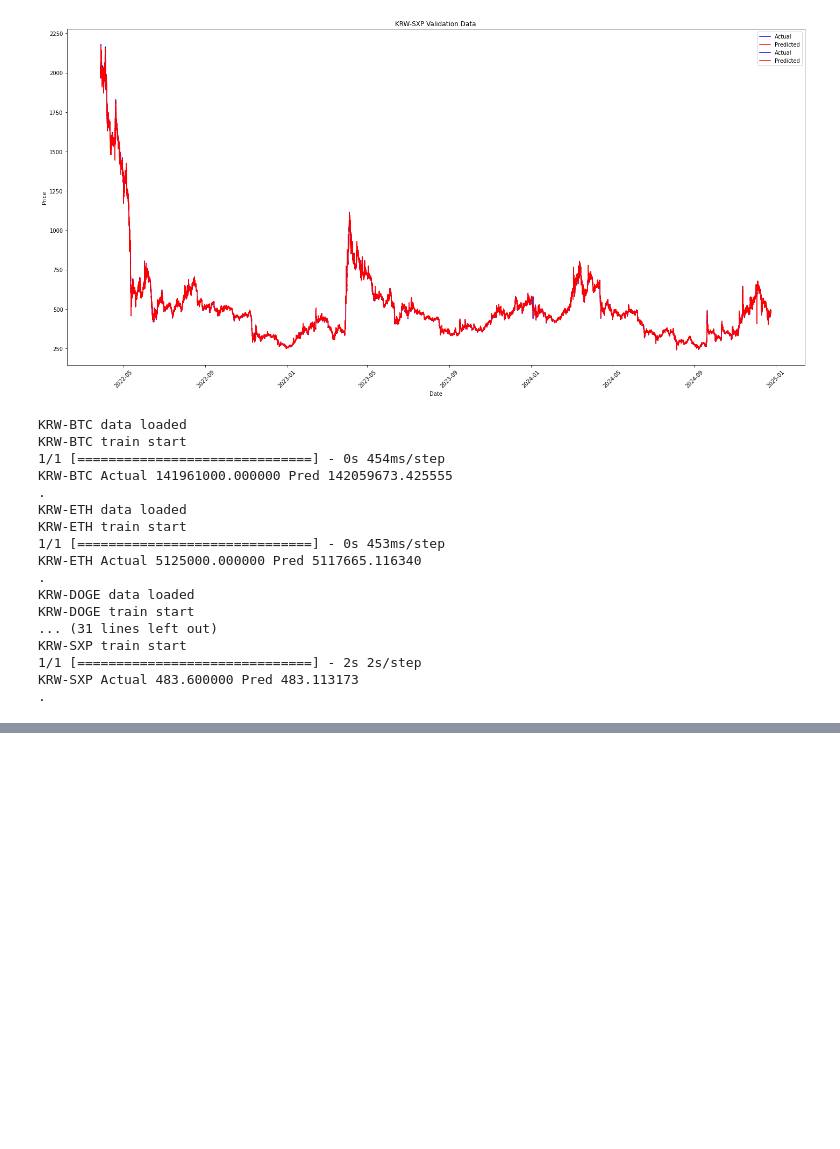
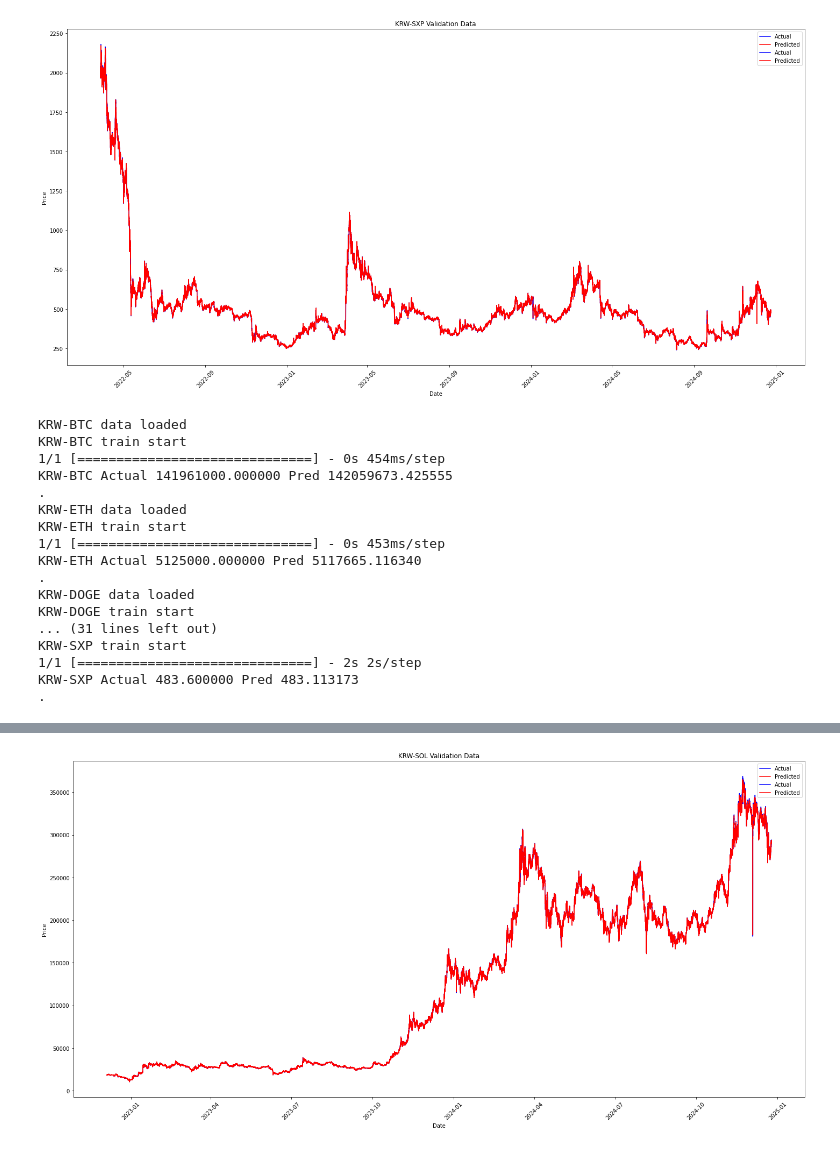
Before and after one commit to SCHU-CoinGame/UpbitCoin_Game, a Jupyter notebook: ai_hint/all_features_w_DA/lstm_all.ipynb, the cells around one changed output, grey strips where cells are left out. Saved outputs shown, nothing was run; the diff lists cells and outputs as text; code cells hidden in the pictures; blank space fills up the shorter version.

```diff
--- a/ai_hint/all_features_w_DA/lstm_all.ipynb
+++ b/ai_hint/all_features_w_DA/lstm_all.ipynb
@@ -339,0 +543,93 @@ KRW-SXP Actual 483.600000 Pred 483.113173
+# %%
+coins = ['KRW-SOL']
+# %%
+for ticker in coins:
+    df = pd.read_csv(f'../../data/from_pyupbit/{ticker}.csv')
+    df['timestamp'] = pd.to_datetime(df['timestamp'])
+
+    df['close_change'] = df['close'].diff().fillna(0)
+
+    df.set_index('timestamp', inplace=True)
+
+    df['percentage_change'] = get_percentage(df['close'], df['close'].shift(1)).fillna(0)
+    df['volatility'] = df['percentage_change'].rolling(window=5).std()
+    df['avg_change_rate'] = df['percentage_change'].rolling(window=5).mean()
+
+    df = df[col_list].fillna(0)
+
+    print(f'{ticker} data loaded')
+
+    scaler = MinMaxScaler(feature_range=(0, 1))
+
+    scaled_data = scaler.fit_transform(df)
+    joblib.dump(scaler, f'models/fewer/{ticker}_scaler.pkl')
+
+    X = []
+    y = []
+    for i in range(len(scaled_data) - timestep):
+        X.append(scaled_data[i:(i + timestep), :])
+        y.append(scaled_data[i + timestep, -1])
+
+    X, y = np.array(X), np.array(y)
+
+    train_size = int(len(df) * .8)
+    X_train, X_val = X[:train_size], X[train_size:] # n_samples, timestep, n_features
+    y_train, y_val = y[:train_size], y[train_size:]
+
+    train_dates = df.index[:train_size]
+    val_dates = df.index[train_size:]
+
+    model.compile(optimizer='adam', loss='mean_squared_error')
+
+    early_stop = EarlyStopping(monitor='loss', patience=10)
+
+    print(f'{ticker} train start')
+
+    model.fit(X_train, y_train, batch_size=32, epochs=20,
+          validation_data=(X_val, y_val), callbacks=[early_stop], verbose=0)
+    model.save(f'models/fewer/lstm_{ticker}.h5')
+
+    train_predict = model.predict(X_train)
+    val_predict = model.predict(X_val)
+
+    train_predict_original = inverse_transform_predictions(train_predict, scaler)
+    val_predict_original = inverse_transform_predictions(val_predict, scaler)
+    y_train_original = inverse_transform_predictions(y_train.reshape(-1, 1), scaler)
+    y_val_original = inverse_transform_predictions(y_val.reshape(-1, 1), scaler)
+
+    train_score = np.sqrt(mean_squared_error(y_train, train_predict))
+    val_score = np.sqrt(mean_squared_error(y_val, val_predict))
+    print(f'{ticker} Train RMSE: {train_score:.6f} Validation RMSE: {val_score:.6f}')
+
+    plt.figure(figsize=(20, 10))
+    plt.subplot(1, 1, 1)
+    plt.plot(train_dates, y_train_original, label='Actual', color = 'Blue')
+    plt.plot(train_dates, train_predict_original, label='Predicted', color = 'Red')
+    plt.title(f'{ticker} Train Data')
+    plt.xlabel('Date')
+    plt.ylabel('Price')
+    plt.legend()
+    plt.xticks(rotation=45)
+    plt.gca().xaxis.set_major_formatter(DateFormatter('%Y'))
+    plt.savefig(f'results/fewer/{ticker}_train.png')
+
+    plt.subplot(1, 1, 1)
+    plt.plot(val_dates[:-1], y_val_original, label='Actual', color = 'Blue')
+    plt.plot(val_dates[:-1], val_predict_original, label='Predicted', color = 'Red')
+    plt.title(f'{ticker} Validation Data')
+    plt.xlabel('Date')
+    plt.ylabel('Price')
+    plt.legend()
+    plt.xticks(rotation=45)
+    plt.gca().xaxis.set_major_formatter(DateFormatter('%Y-%m'))
+
+    plt.tight_layout()
+    plt.savefig(f'results/fewer/{ticker}_val.png')
+
+    last_1_day = scaled_data[-timestep:]
+    X_test = last_1_day[-1, :].reshape(1, timestep, n_features)
+    pred = model.predict(X_test)
+    pred = inverse_transform_predictions(pred, scaler)
+    print(f'{ticker} Actual {scaler.inverse_transform(last_1_day)[-1, -1]:.6f} Pred {pred[0]:.6f}')
+    print('.')
+# %% [output]
@@ -339,0 +644 @@ KRW-SXP Actual 483.600000 Pred 483.113173
+[figure, added]
```
Also changed, not shown: parts of 7 cells of this notebook, 4 other files.
